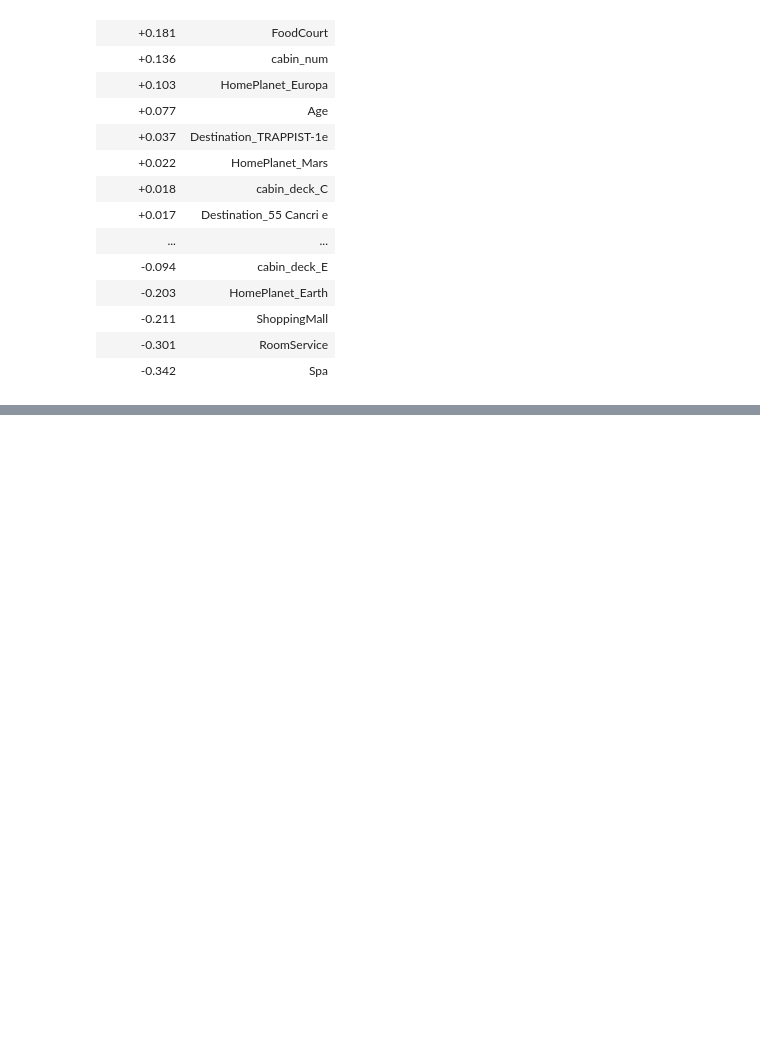
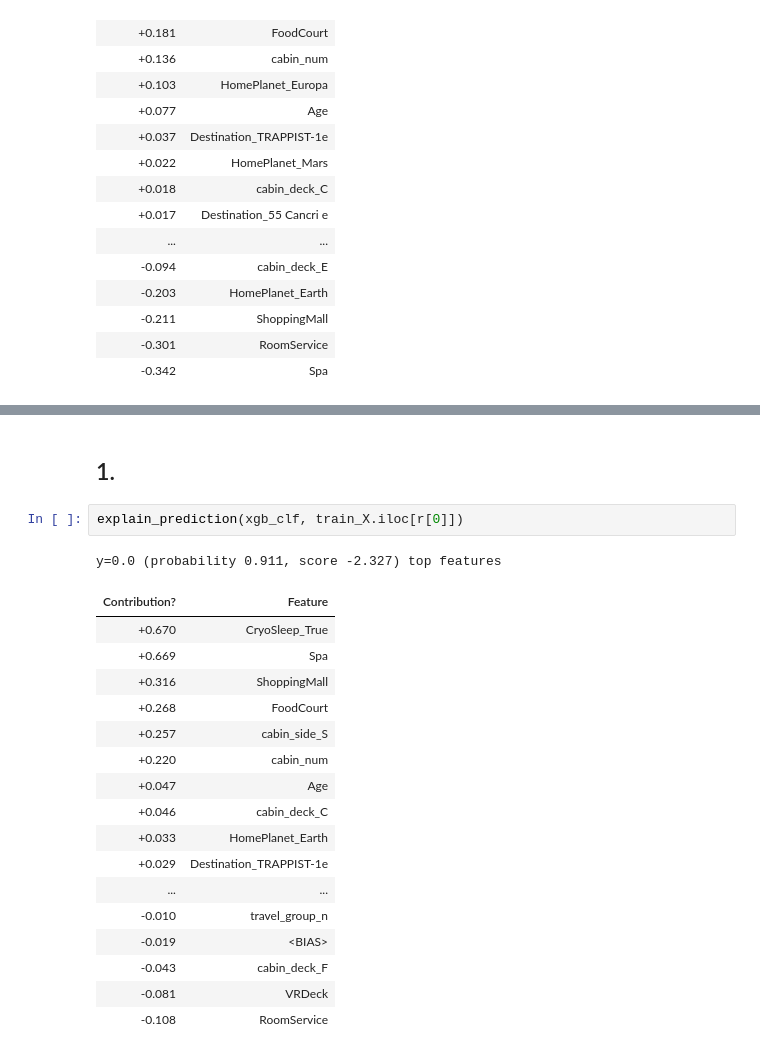
Before and after one commit to vvvvvaves/projector_ml_beginning, a Jupyter notebook: hw_Model_interpretation.ipynb, the cells around one changed output, grey strips where cells are left out. Drawn from its saved outputs; the diff is of its cells as text; blank space fills up the shorter version.

```diff
--- a/hw_Model_interpretation.ipynb
+++ b/hw_Model_interpretation.ipynb
@@ -215,0 +230,23 @@ y=0.0 (probability 0.550, score -0.199) top features
+# %% [markdown]
+## 1.
+# %%
+explain_prediction(xgb_clf, train_X.iloc[r[0]])
+# %% [output]
+y=0.0 (probability 0.911, score -2.327) top features
+| Contribution? | Feature |
+| +0.670 | CryoSleep_True |
+| +0.669 | Spa |
+| +0.316 | ShoppingMall |
+| +0.268 | FoodCourt |
+| +0.257 | cabin_side_S |
+| +0.220 | cabin_num |
+| +0.047 | Age |
+| +0.046 | cabin_deck_C |
+| +0.033 | HomePlanet_Earth |
+| +0.029 | Destination_TRAPPIST-1e |
+| ... | ... |
+| -0.010 | travel_group_n |
+| -0.019 | <BIAS> |
+| -0.043 | cabin_deck_F |
+| -0.081 | VRDeck |
+| -0.108 | RoomService |
```
Also changed, not shown: parts of 23 cells of this notebook.
